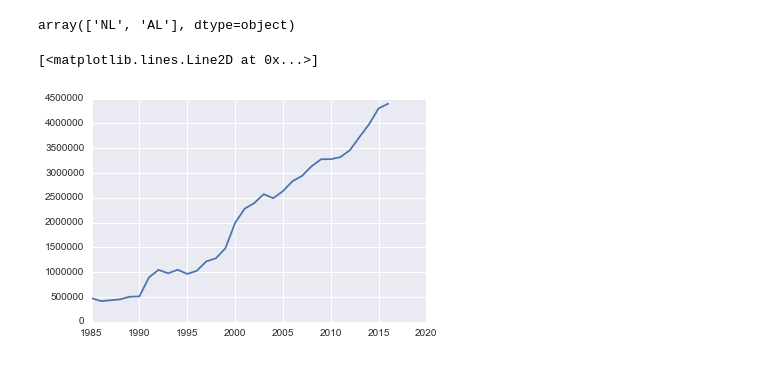
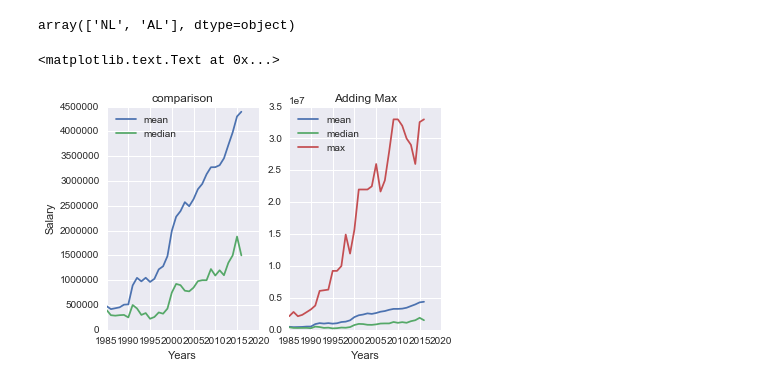
Before and after one commit to bcg0006/udc, a Jupyter notebook: baseball_data_analysis.ipynb, the cells around one changed output. Cells and saved outputs as stored; diff of their text form; code cells hidden in the pictures.

Commit message:
Working on salaries max values

```diff
--- a/baseball_data_analysis.ipynb
+++ b/baseball_data_analysis.ipynb
@@ -71,8 +71,26 @@ salaries.head()
 salaries.lgID.unique()
 # %% [output]
 array(['NL', 'AL'], dtype=object)
-# %%
-plt.plot(salaries.groupby(['yearID']).mean()['salary'])
-# %% [output]
-[<matplotlib.lines.Line2D at 0x...>]
-[figure, removed]
+# %%
+mean_salary_pa = salaries.groupby(['yearID']).mean()['salary']
+median_salary_pa = salaries.groupby(['yearID']).median()['salary']
+max_salary_pa = salaries.groupby(['yearID']).max()['salary']
+# %%
+plt.subplot(1, 2, 1)
+plt.plot(mean_salary_pa, label='mean')
+plt.plot(median_salary_pa, label='median')
+plt.legend(loc='upper left')
+plt.xlabel('Years')
+plt.ylabel('Salary')
+plt.title('comparison')
+
+plt.subplot(1, 2, 2)
+plt.plot(mean_salary_pa, label='mean')
+plt.plot(median_salary_pa, label='median')
+plt.plot(max_salary_pa, label='max')
+plt.legend(loc='upper left')
+plt.xlabel('Years')
+plt.title('Adding Max')
+# %% [output]
+<matplotlib.text.Text at 0x...>
+[figure, added]
```
Also changed, not shown: parts of 5 cells of this notebook.
